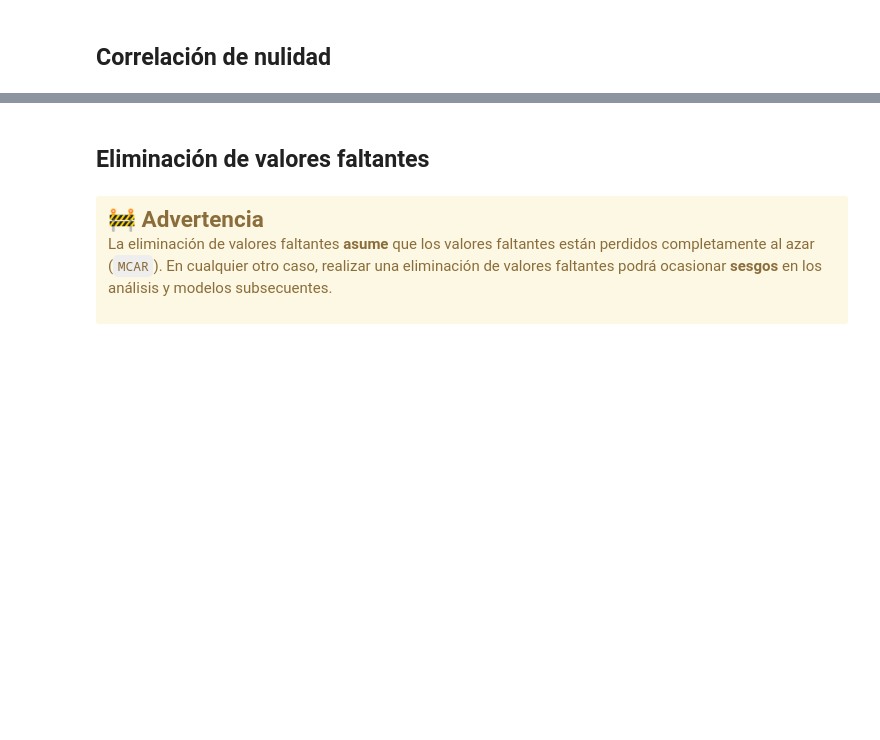
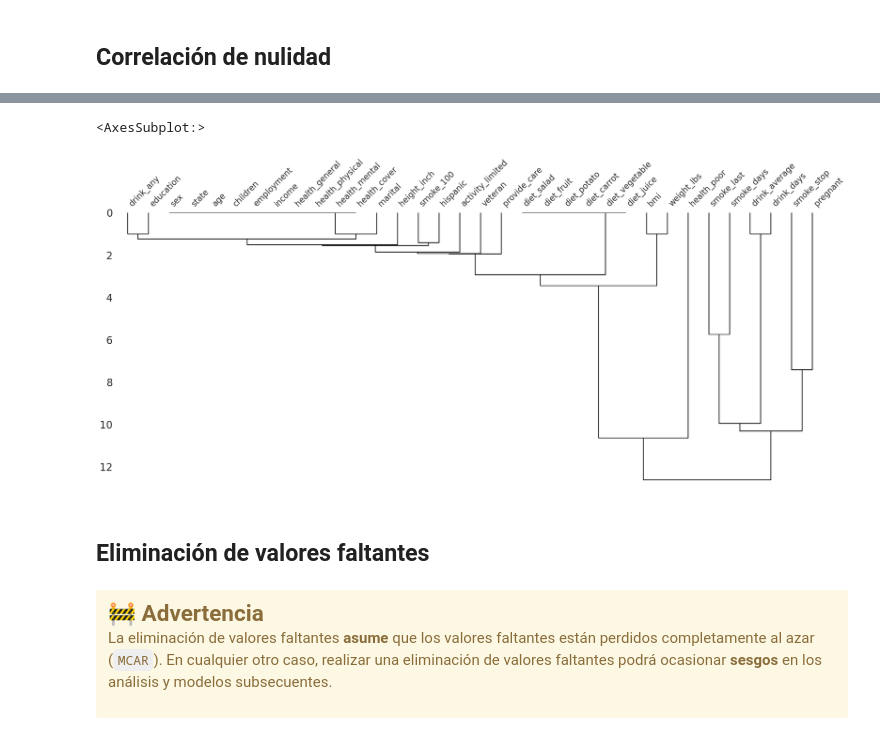
Before and after one commit to EstebannRomeroo/exploration_missing_values, a Jupyter notebook: notebook/live-exploration-missing-values.ipynb, the cells around one changed output, grey strips where cells are left out. Saved outputs shown, nothing was run; the diff lists cells and outputs as text; code cells hidden in the pictures; blank space fills up the shorter version.

```diff
--- a/notebook/live-exploration-missing-values.ipynb
+++ b/notebook/live-exploration-missing-values.ipynb
@@ -879,3 +956,10 @@ riskfactors_df.missing.bind_shadow_matrix(only_missing=True).pipe(
+# %%
+missingno.dendrogram(
+    df=riskfactors_df # type: ignore
+)
+# %% [output]
+<AxesSubplot:>
+[figure, added]
 # %% [markdown]
 ## Eliminación de valores faltantes
 # %% [markdown]
```
Also changed, not shown: parts of 20 cells of this notebook, 2 other files.
